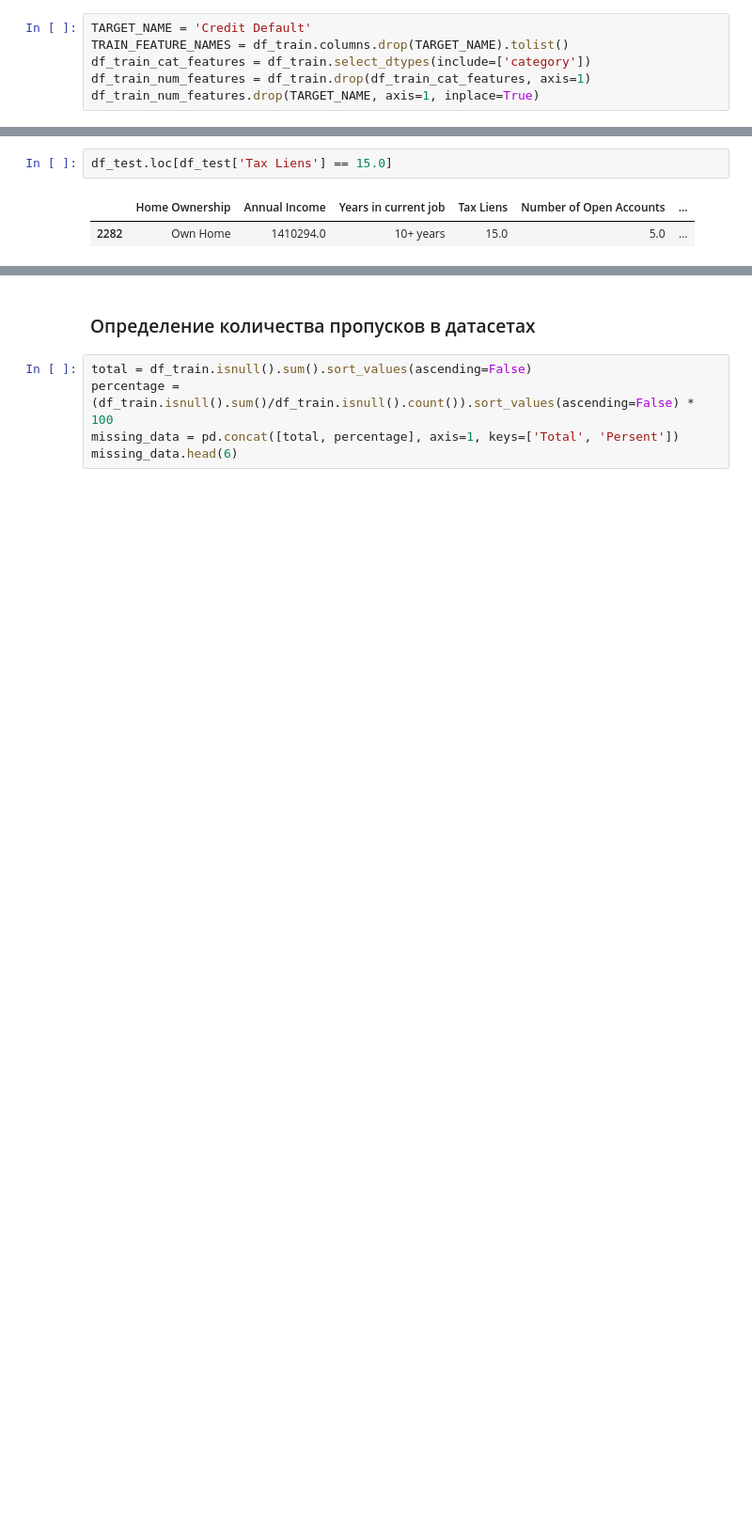
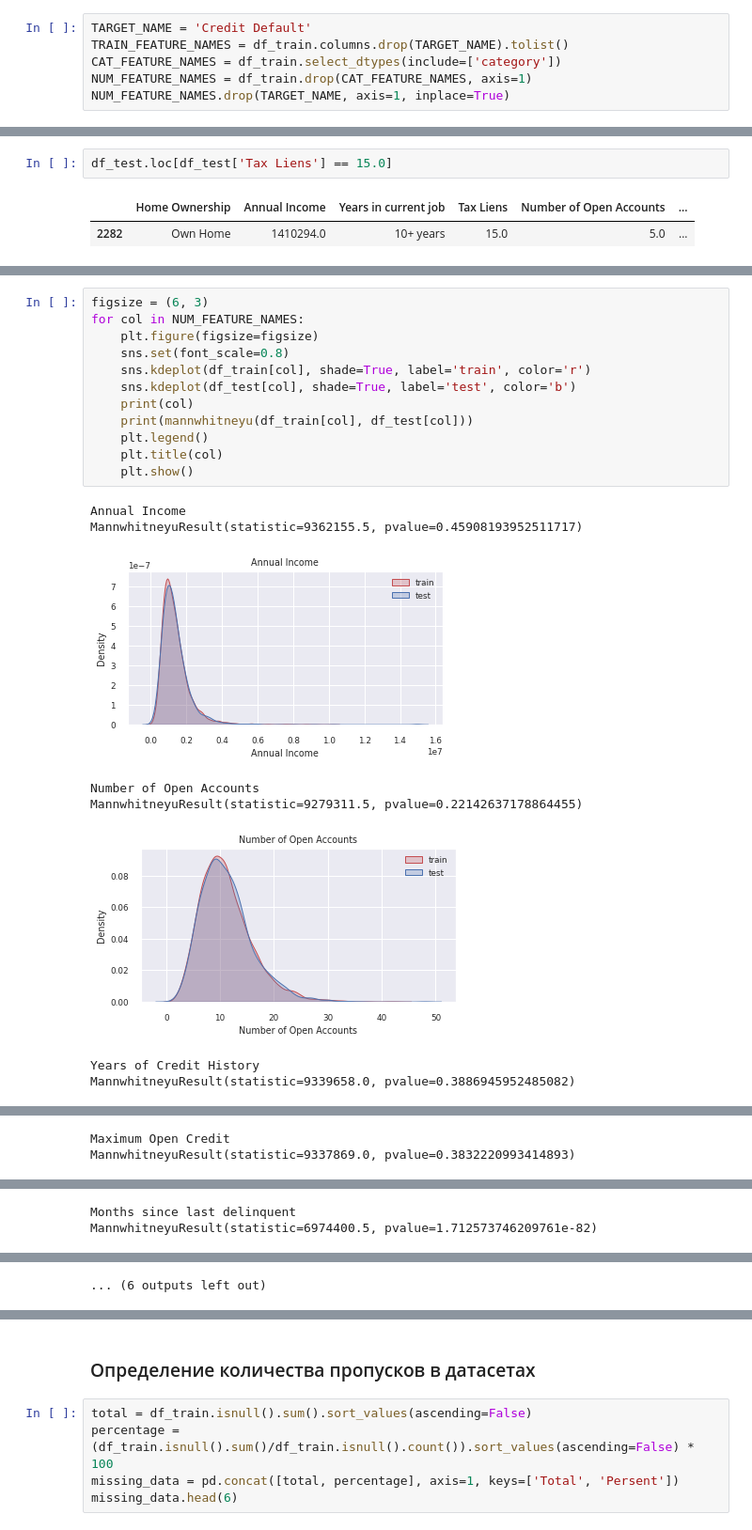
Before and after one commit to alvlagus/Python_for_DS_2, a Jupyter notebook: gusev_solution_GU_AI_1445.ipynb, the cells around one changed output, grey strips where cells are left out. Shown at 94% size. Drawn from its saved outputs; the diff is of its cells as text; blank space fills up the shorter version.

```diff
--- a/gusev_solution_GU_AI_1445.ipynb
+++ b/gusev_solution_GU_AI_1445.ipynb
@@ -441,6 +494,6 @@ df_test.describe(include='category').T
 # %%
 TARGET_NAME = 'Credit Default'
 TRAIN_FEATURE_NAMES = df_train.columns.drop(TARGET_NAME).tolist()
-df_train_cat_features = df_train.select_dtypes(include=['category'])
-df_train_num_features = df_train.drop(df_train_cat_features, axis=1)
-df_train_num_features.drop(TARGET_NAME, axis=1, inplace=True)
+CAT_FEATURE_NAMES = df_train.select_dtypes(include=['category'])
+NUM_FEATURE_NAMES = df_train.drop(CAT_FEATURE_NAMES, axis=1)
+NUM_FEATURE_NAMES.drop(TARGET_NAME, axis=1, inplace=True)
@@ -988,0 +1054,21 @@ df_test.loc[df_test['Tax Liens'] == 15.0]
+# %%
+figsize = (6, 3)
+for col in NUM_FEATURE_NAMES:
+    plt.figure(figsize=figsize)
+    sns.set(font_scale=0.8)
+    sns.kdeplot(df_train[col], shade=True, label='train', color='r')
+    sns.kdeplot(df_test[col], shade=True, label='test', color='b')
+    print(col)
+    print(mannwhitneyu(df_train[col], df_test[col]))
+    plt.legend()
+    plt.title(col)
+    plt.show()
+# %% [output]
+Annual Income
+MannwhitneyuResult(statistic=9362155.5, pvalue=0.45908193952511717)
+[figure, added]
+Number of Open Accounts
+MannwhitneyuResult(statistic=9279311.5, pvalue=0.22142637178864455)
+[figure, added]
+Years of Credit History
+MannwhitneyuResult(statistic=9339658.0, pvalue=0.3886945952485082)
@@ -988,0 +1076,2 @@ df_test.loc[df_test['Tax Liens'] == 15.0]
+Maximum Open Credit
+MannwhitneyuResult(statistic=9337869.0, pvalue=0.3832220993414893)
@@ -988,0 +1079,2 @@ df_test.loc[df_test['Tax Liens'] == 15.0]
+Months since last delinquent
+MannwhitneyuResult(statistic=6974400.5, pvalue=1.712573746209761e-82)
@@ -988,0 +1085 @@ df_test.loc[df_test['Tax Liens'] == 15.0]
+... (6 outputs left out)
```
Also changed, not shown: parts of 43 cells of this notebook.
